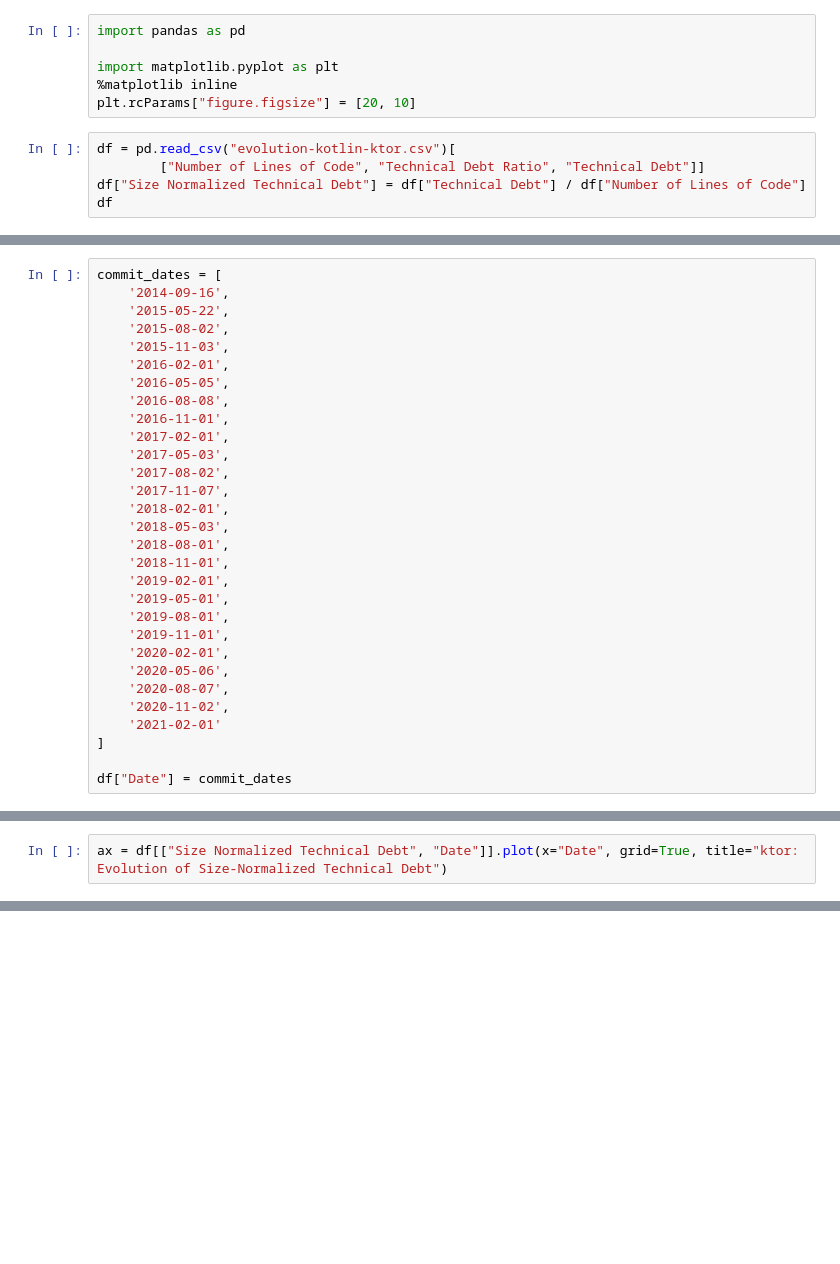
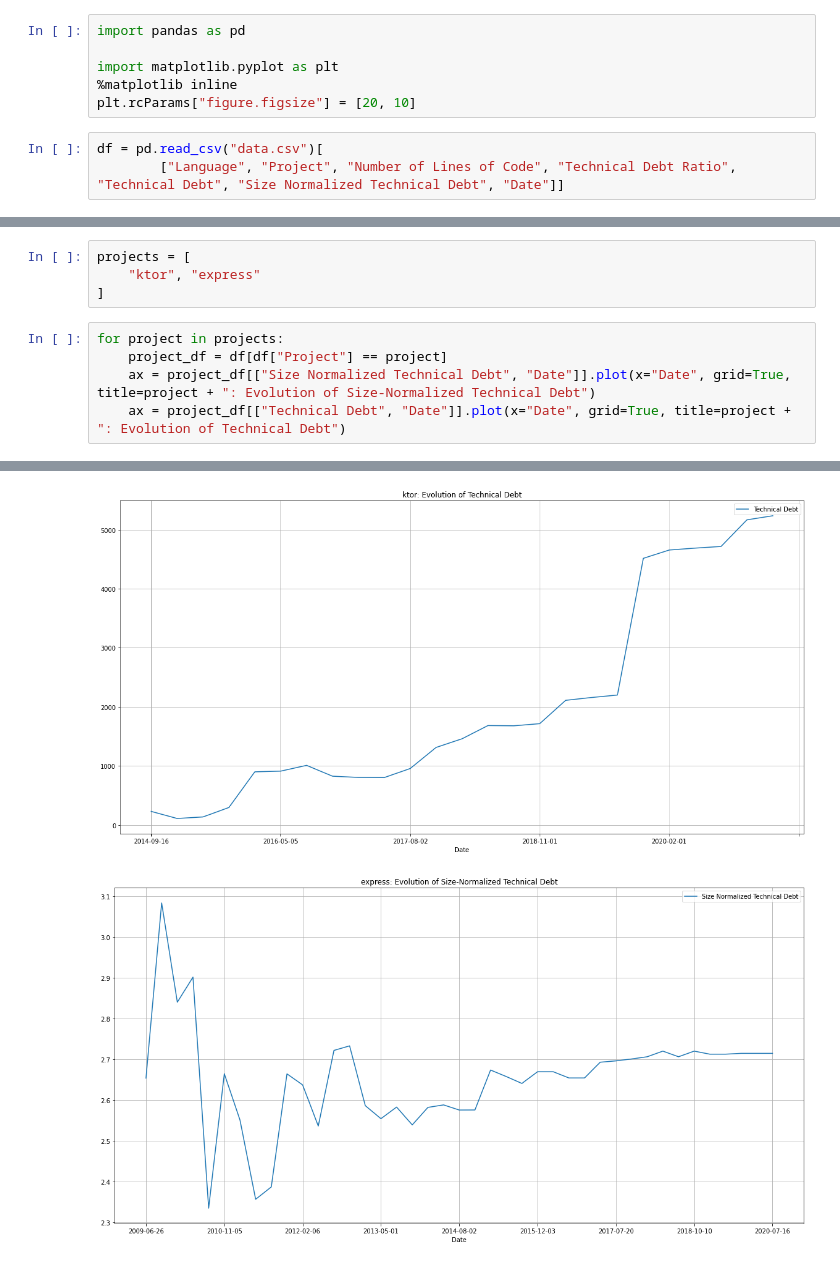
Before and after one commit to rhaeguard/static-vs-dynamic-research-project, a Jupyter notebook: scripts/evolution-data-collection/visualize.ipynb, the cells around one changed output, grey strips where cells are left out. Saved outputs shown, nothing was run; the diff lists cells and outputs as text; blank space fills up the shorter version.

Commit message:
Added more evolution related content

```diff
--- a/scripts/evolution-data-collection/visualize.ipynb
+++ b/scripts/evolution-data-collection/visualize.ipynb
@@ -5,7 +5,5 @@ import matplotlib.pyplot as plt
 %matplotlib inline
 plt.rcParams["figure.figsize"] = [20, 10]
 # %%
-df = pd.read_csv("evolution-kotlin-ktor.csv")[
-        ["Number of Lines of Code", "Technical Debt Ratio", "Technical Debt"]]
-df["Size Normalized Technical Debt"] = df["Technical Debt"] / df["Number of Lines of Code"]
-df
+df = pd.read_csv("data.csv")[
+        ["Language", "Project", "Number of Lines of Code", "Technical Debt Ratio", "Technical Debt", "Size Normalized Technical Debt", "Date"]]
@@ -30,30 +9,0 @@ df
-# %%
-commit_dates = [
-    '2014-09-16',
-    '2015-05-22',
-    '2015-08-02',
-    '2015-11-03',
-    '2016-02-01',
-    '2016-05-05',
-    '2016-08-08',
-    '2016-11-01',
-    '2017-02-01',
-    '2017-05-03',
-    '2017-08-02',
-    '2017-11-07',
-    '2018-02-01',
-    '2018-05-03',
-    '2018-08-01',
-    '2018-11-01',
-    '2019-02-01',
-    '2019-05-01',
-    '2019-08-01',
-    '2019-11-01',
-    '2020-02-01',
-    '2020-05-06',
-    '2020-08-07',
-    '2020-11-02',
-    '2021-02-01'
-]
-
-df["Date"] = commit_dates
@@ -80,4 +30,13 @@ df
+# %%
+projects = [
+    "ktor", "express"
+]
 # %%
-ax = df[["Size Normalized Technical Debt", "Date"]].plot(x="Date", grid=True, title="ktor: Evolution of Size-Normalized Technical Debt")
+for project in projects:
+    project_df = df[df["Project"] == project]
+    ax = project_df[["Size Normalized Technical Debt", "Date"]].plot(x="Date", grid=True, title=project + ": Evolution of Size-Normalized Technical Debt")
+    ax = project_df[["Technical Debt", "Date"]].plot(x="Date", grid=True, title=project + ": Evolution of Technical Debt")
 # %% [output]
 [figure]
+[figure, added]
+[figure, added]
```
Also changed, not shown: parts of 5 cells of this notebook, 11 other files.
